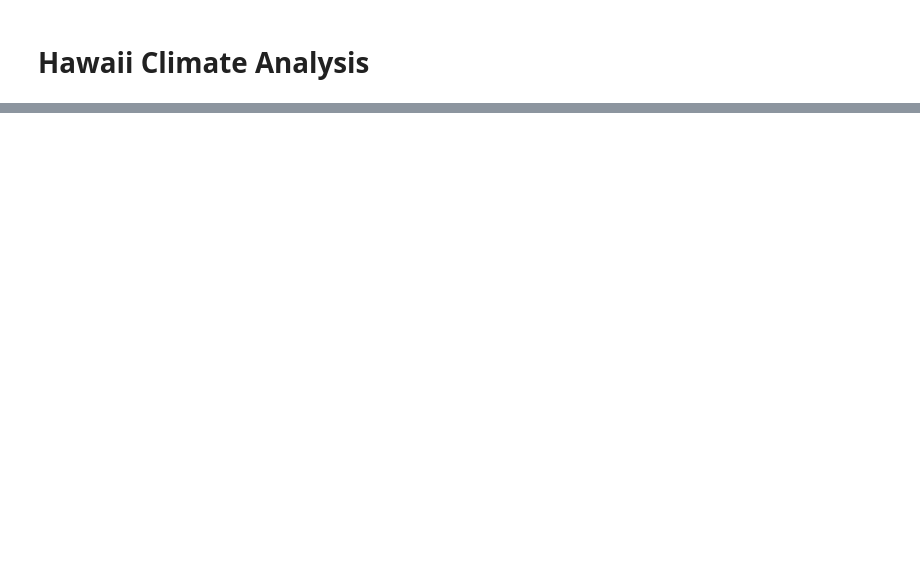
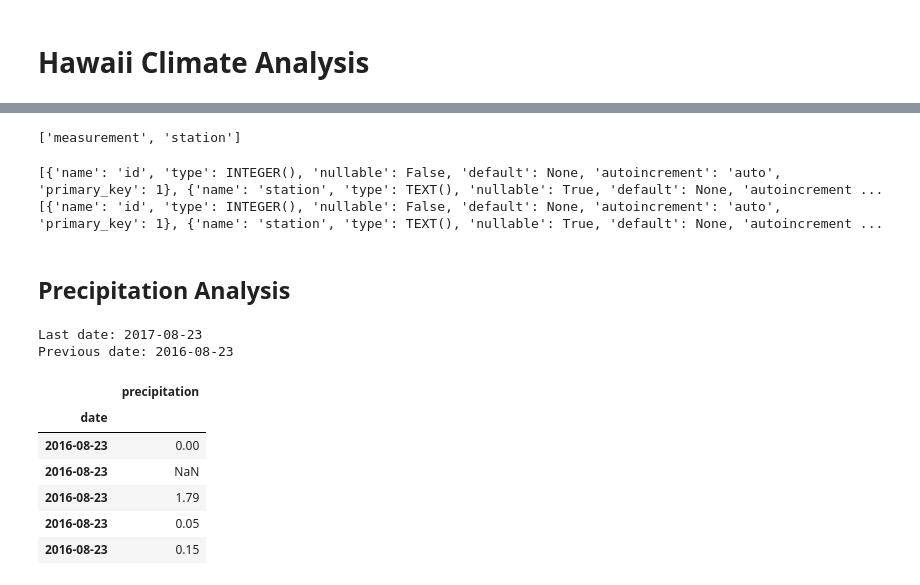
Before and after one commit to DaryaRudych/SQL-Python, a Jupyter notebook: SQLAlchemy Climate Analysis.ipynb, the cells around one changed output, grey strips where cells are left out. Drawn from its saved outputs; the diff is of its cells as text; code cells hidden in the pictures; blank space fills up the shorter version.

Commit message:
Final Analysis

```diff
--- a/SQLAlchemy Climate Analysis.ipynb
+++ b/SQLAlchemy Climate Analysis.ipynb
@@ -340,0 +26,5 @@ plt.xticks([])
+# %%
+# Viewing all of the classes that automap found
+Base.classes.keys()
+# %% [output]
+['measurement', 'station']
@@ -340,0 +38,47 @@ plt.xticks([])
+# %%
+#Inspecting our tables to see what's inside
+from sqlalchemy import inspect
+inspector = inspect(engine)
+print(inspector.get_columns('Measurement'))
+print(inspector.get_columns('Station'))
+# %% [output]
+[{'name': 'id', 'type': INTEGER(), 'nullable': False, 'default': None, 'autoincrement': 'auto', 'primary_key': 1}, {'name': 'station', 'type': TEXT(), 'nullable': True, 'default': None, 'autoincrement ...
+[{'name': 'id', 'type': INTEGER(), 'nullable': False, 'default': None, 'autoincrement': 'auto', 'primary_key': 1}, {'name': 'station', 'type': TEXT(), 'nullable': True, 'default': None, 'autoincrement ...
+# %% [markdown]
+## Precipitation Analysis
+# %%
+##Designing a query to retrieve the last 12 months of data and loading it into a dataframe.
+#from datetime import datetime
+
+#Finding out the last date in the db
+last_date = session.query(Measurement.date).order_by(Measurement.date.desc()).first()
+last_date = dt.datetime.strptime(last_date.date, "%Y-%m-%d").date()
+print ("Last date:" + " " + str(last_date))
+
+
+#Finding out the date 12 month prior to the last date
+prev_year =  last_date - dt.timedelta(days=365)
+print ("Previous date:" + " " + str(prev_year))
+
+#Performing a query to retrieve precipitation data for the last 12 months and loading it in a df
+df = pd.read_sql(session.query(Measurement.date, Measurement.prcp.label("precipitation")).\
+                 filter(Measurement.date>= prev_year).statement, session.bind)
+
+#Setting the index to the date column
+df.set_index("date", inplace=True)
+
+# Sort the dataframe by date
+df.sort_index(ascending=True, inplace=True)
+df.head()
+
+#### Might be a good idea to drop NaN values: df = df.dropna()###
+# %% [output]
+Last date: 2017-08-23
+Previous date: 2016-08-23
+|  | precipitation |
+| date |  |
+| 2016-08-23 | 0.00 |
+| 2016-08-23 | NaN |
+| 2016-08-23 | 1.79 |
+| 2016-08-23 | 0.05 |
+| 2016-08-23 | 0.15 |
```
Also changed, not shown: parts of 50 cells of this notebook.
